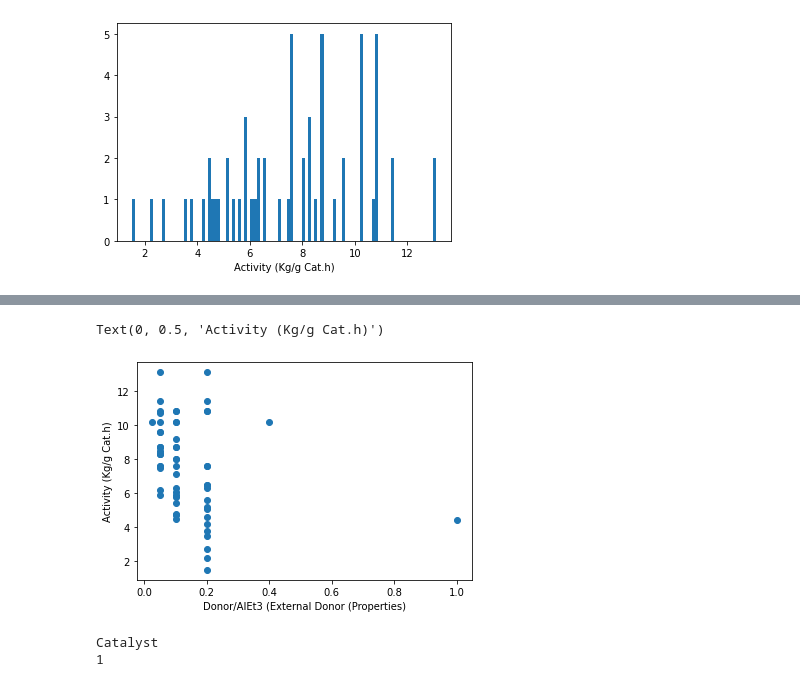
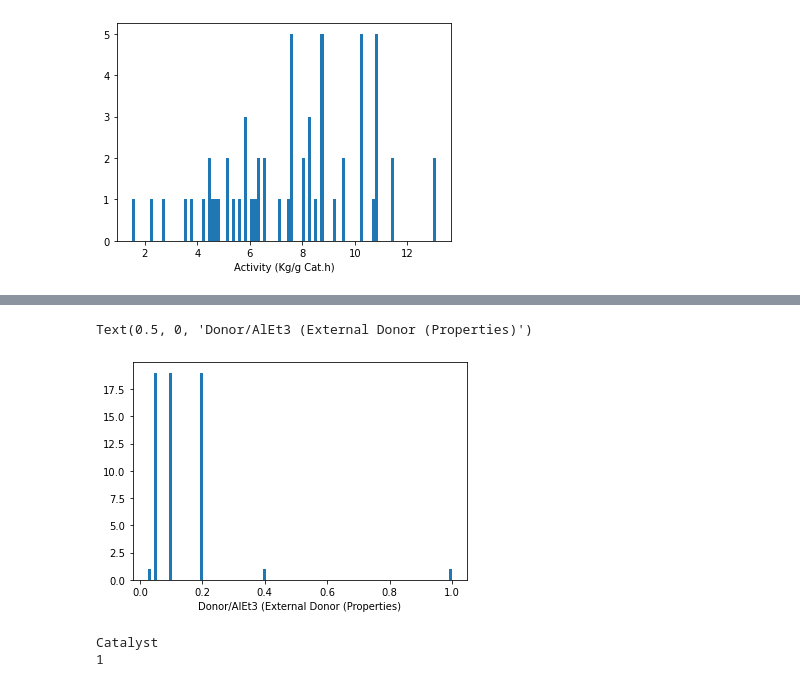
Before and after one commit to siddharth-ncl-work/miscellaneous, a Jupyter notebook: machine_learning_project_ideas/reliance_project/exploratory_data_analysis.ipynb, the cells around one changed output, grey strips where cells are left out. Drawn from its saved outputs; the diff is of its cells as text; code cells hidden in the pictures.

```diff
--- a/machine_learning_project_ideas/reliance_project/exploratory_data_analysis.ipynb
+++ b/machine_learning_project_ideas/reliance_project/exploratory_data_analysis.ipynb
@@ -78,11 +78,11 @@ Methyltri-p-propoxysilane (MTPS)         3
 Name: External Donor, dtype: int64
 # %%
-plt.scatter(df[' Donor/AlEt3 (External Donor (Properties)'],df['Activity (Kg/g Cat.h)'])
+plt.hist(df[' Donor/AlEt3 (External Donor (Properties)'],bins=100)#,df['Activity (Kg/g Cat.h)'])
 plt.xlabel('Donor/AlEt3 (External Donor (Properties)')
-plt.ylabel('Activity (Kg/g Cat.h)')
+# plt.ylabel('Activity (Kg/g Cat.h)')
 # %% [output]
-Text(0, 0.5, 'Activity (Kg/g Cat.h)')
+Text(0.5, 0, 'Donor/AlEt3 (External Donor (Properties)')
-[figure, old version]
+[figure, new version]
 # %%
 print('Catalyst')
 print(df['Catalyst'].nunique())
```
Also changed, not shown: parts of 1 cell of this notebook, 7 other files.
